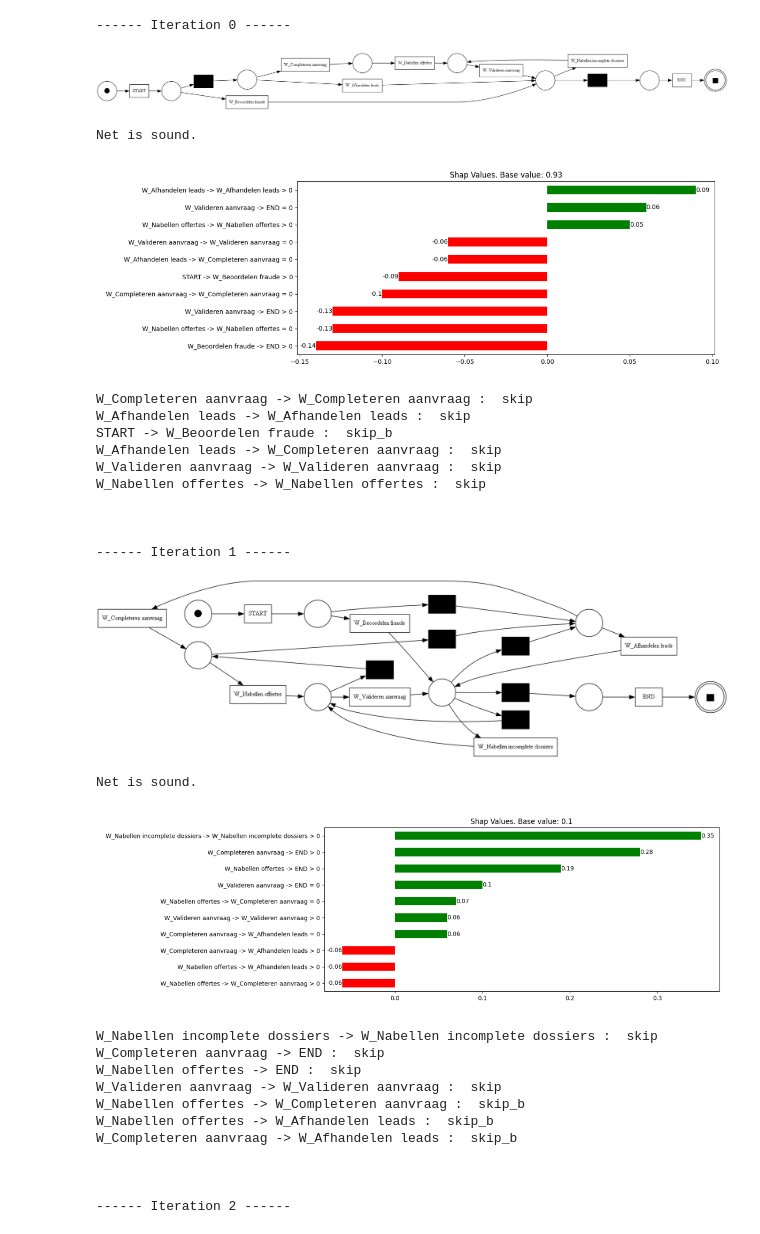
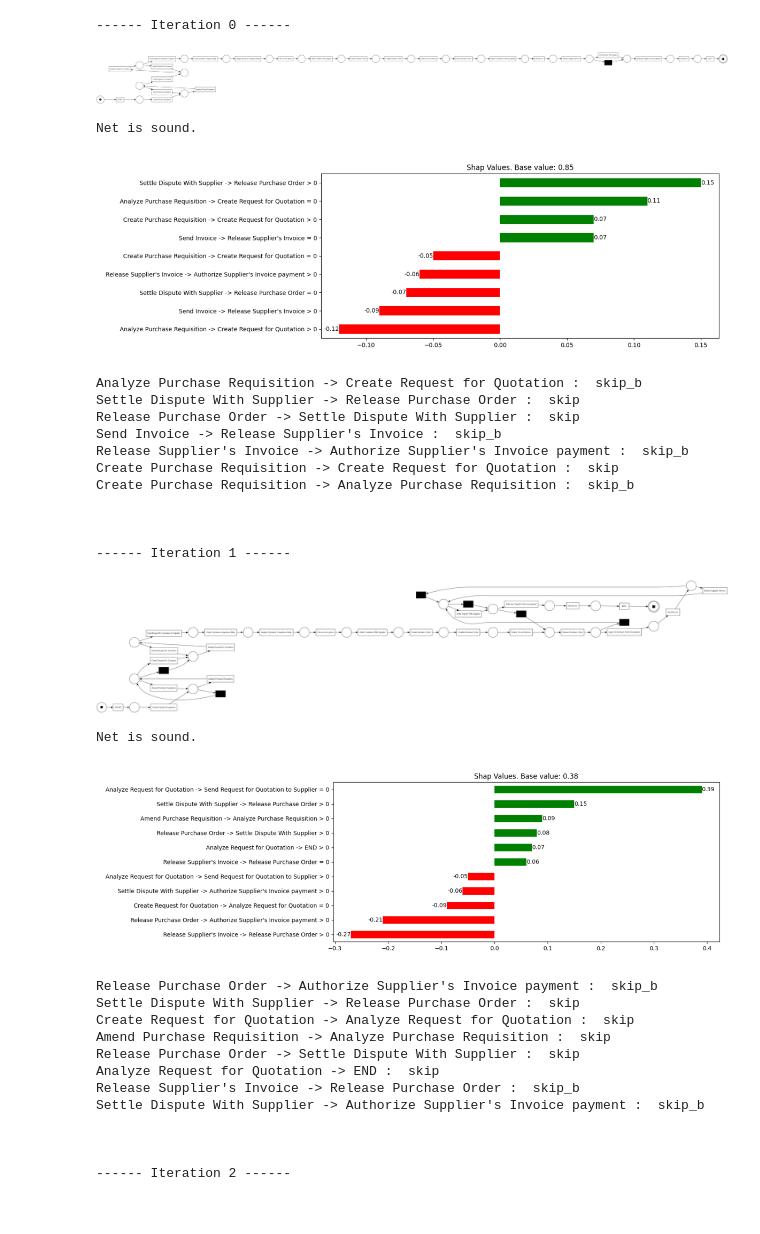
Before and after one commit to franvinci/MLProcessModelRepair, a Jupyter notebook: notebooks/check.ipynb, the cells around one changed output. Drawn from its saved outputs; the diff is of its cells as text; code cells hidden in the pictures.

```diff
--- a/notebooks/check.ipynb
+++ b/notebooks/check.ipynb
@@ -10,7 +10,7 @@ from pm4py.algo.analysis.woflan import algorithm as woflan
 from pm4py.objects.petri_net.utils import reachability_graph
 from pm4py.visualization.transition_system import visualizer as ts_visualizer
 # %%
-case_study = 'BPI12'
+case_study = 'Purchasing'
 n_exp = 2
 
 n_it = len(os.listdir(f'data/{case_study}/exp_{n_exp}')) - 2
@@ -19,56 +19,58 @@ for i in range(n_it):
     print(f'------ Iteration {i} ------')
     net, im, fm = pm4py.read_pnml(f'data/{case_study}/exp_{n_exp}/it_{i}/diagram_{i}.pnml')
     pm4py.view_petri_net(net, im, fm)
     is_sound = woflan.apply(net, im, fm, parameters={woflan.Parameters.RETURN_ASAP_WHEN_NOT_SOUND: True,
                                                      woflan.Parameters.PRINT_DIAGNOSTICS: False,
                                                      woflan.Parameters.RETURN_DIAGNOSTICS: False})
     if is_sound:
         print('Net is sound.\n')
     else:
         print('Net is not sound.\n')
 
     # ts = reachability_graph.construct_reachability_graph(net, im)
     # gviz = ts_visualizer.apply(ts)
     # ts_visualizer.view(gviz)
 
     plt.figure(figsize=(15, 12))
     shap_plot_img = mpimg.imread(f'plots/{case_study}/exp_{n_exp}/shap_{i}.png')
     plt.imshow(shap_plot_img)
     plt.axis('off')
     plt.show()
 
     file = open(f'data/{case_study}/exp_{n_exp}/it_{i}/recc_{i}.pickle', 'rb')
     recc = pickle.load(file)
     file.close()
     for r in recc:
         print(r, ': ', recc[r][1])
 
     print('\n'*2)
 # %% [output]
 ------ Iteration 0 ------
-[figure, old version]
+[figure, new version]
 Net is sound.
-[figure, old version]
+[figure, new version]
-W_Completeren aanvraag -> W_Completeren aanvraag :  skip
-W_Afhandelen leads -> W_Afhandelen leads :  skip
-START -> W_Beoordelen fraude :  skip_b
-W_Afhandelen leads -> W_Completeren aanvraag :  skip
-W_Valideren aanvraag -> W_Valideren aanvraag :  skip
-W_Nabellen offertes -> W_Nabellen offertes :  skip
+Analyze Purchase Requisition -> Create Request for Quotation :  skip_b
+Settle Dispute With Supplier -> Release Purchase Order :  skip
+Release Purchase Order -> Settle Dispute With Supplier :  skip
+Send Invoice -> Release Supplier's Invoice :  skip_b
+Release Supplier's Invoice -> Authorize Supplier's Invoice payment :  skip_b
+Create Purchase Requisition -> Create Request for Quotation :  skip
+Create Purchase Requisition -> Analyze Purchase Requisition :  skip_b
 
 
 
 ------ Iteration 1 ------
-[figure, old version]
+[figure, new version]
 Net is sound.
-[figure, old version]
+[figure, new version]
-W_Nabellen incomplete dossiers -> W_Nabellen incomplete dossiers :  skip
-W_Completeren aanvraag -> END :  skip
-W_Nabellen offertes -> END :  skip
-W_Valideren aanvraag -> W_Valideren aanvraag :  skip
-W_Nabellen offertes -> W_Completeren aanvraag :  skip_b
-W_Nabellen offertes -> W_Afhandelen leads :  skip_b
-W_Completeren aanvraag -> W_Afhandelen leads :  skip_b
+Release Purchase Order -> Authorize Supplier's Invoice payment :  skip_b
+Settle Dispute With Supplier -> Release Purchase Order :  skip
+Create Request for Quotation -> Analyze Request for Quotation :  skip
+Amend Purchase Requisition -> Analyze Purchase Requisition :  skip
+Release Purchase Order -> Settle Dispute With Supplier :  skip
+Analyze Request for Quotation -> END :  skip
+Release Supplier's Invoice -> Release Purchase Order :  skip_b
+Settle Dispute With Supplier -> Authorize Supplier's Invoice payment :  skip_b
 
 
 
```
Also changed, not shown: parts of 1 cell of this notebook.
